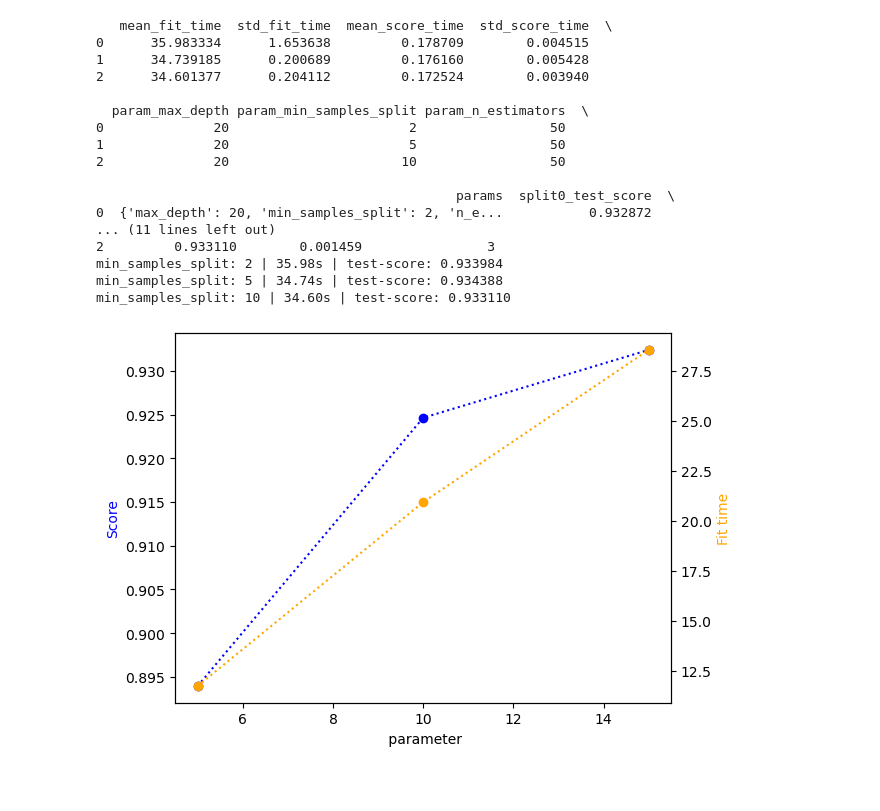
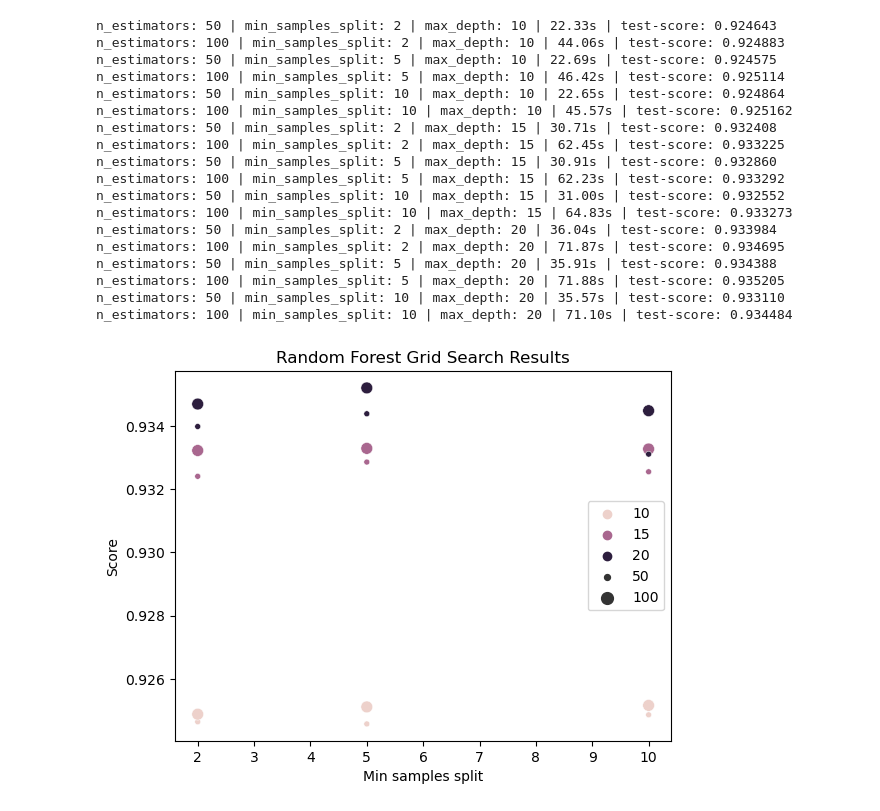
Before and after one commit to TheLoop705/assignment-1, a Jupyter notebook: assignment_1.ipynb, the cells around one changed output. Drawn from its saved outputs; the diff is of its cells as text; code cells hidden in the pictures; blank space fills up the shorter version.

```diff
--- a/assignment_1.ipynb
+++ b/assignment_1.ipynb
@@ -82,12 +77,12 @@ Fitting 5 folds for each of 3 candidates, totalling 15 fits
 # %%
 # Re-train the classifier using the best hyperparameters on the full training set
-nn_clf = nn_grid_search.best_estimator_
-
+# nn_clf = nn_grid_search.best_estimator_
+nn_clf = MLPClassifier(hidden_layer_sizes=(30,30), activation='relu', max_iter=500, random_state=42)
 nn_start_time = time.time()
 nn_clf.fit(X_train, y_train)
 nn_end_time = time.time()
 
 # Evaluate the classifier on the test set
-nn_test_accuracy = nn_grid_search.score(X_test, y_test)
+nn_test_accuracy = nn_clf.score(X_test, y_test)
 print('Time required to train Vanilla Neural Network classifier:', nn_end_time - nn_start_time)
 print('Vanilla Neural Network test accuracy:', nn_test_accuracy)
@@ -123,11 +121,10 @@ svm_clf = SVC(kernel="rbf",random_state=42)
 svm_param_grid = {
     'kernel': ['linear','poly', 'sigmoid'],
     'C': [10],
-    'gamma': ['auto'],
     'random_state': [42],
 }
 
-svm_grid_search = GridSearchCV(svm_clf, svm_param_grid, cv=5, scoring='accuracy', verbose=10)
+svm_grid_search = RandomizedSearchCV(svm_clf, svm_param_grid, cv=5, scoring='accuracy', verbose=10, n_iter=10)
 
 svm_start_time = time.time()
 svm_grid_search.fit(X_train, y_train)
@@ -220,46 +224,44 @@ RF test accuracy: 0.9340329835082459
 # %%
 # Get the results of the grid search
 rf_results = rf_grid_search.cv_results_
-print(pd.DataFrame(rf_results))
 
 rf_mean_scores = rf_results['mean_test_score']
 rf_mean_fit_times = rf_results['mean_fit_time']
 rf_param_min_samples_split  = rf_results['param_min_samples_split']
+rf_param_max_depth  = rf_results['param_max_depth']
+rf_param_n_estimators  = rf_results['param_n_estimators']
 
-for mean_score, mean_fit_time, param in zip(rf_mean_scores, rf_mean_fit_times, rf_param_min_samples_split):
-    print("min_samples_split: %r | %.2fs | test-score: %f" % (param, mean_fit_time, mean_score))
+for mean_score, mean_fit_time, n_est, min_sample, max_depth in zip(rf_mean_scores, rf_mean_fit_times, rf_param_n_estimators, rf_param_min_samples_split, rf_param_max_depth):
+    print("n_estimators: %r | min_samples_split: %r | max_depth: %r | %.2fs | test-score: %f" % (n_est, min_sample, max_depth, mean_fit_time, mean_score))
 # %% [output]
-   mean_fit_time  std_fit_time  mean_score_time  std_score_time  \
-0      35.983334      1.653638         0.178709        0.004515
-1      34.739185      0.200689         0.176160        0.005428
-2      34.601377      0.204112         0.172524        0.003940
-
-  param_max_depth param_min_samples_split param_n_estimators  \
-0              20                       2                 50
-1              20                       5                 50
-2              20                      10                 50
-
-                                              params  split0_test_score  \
-0  {'max_depth': 20, 'min_samples_split': 2, 'n_e...           0.932872
-... (11 lines left out)
-2         0.933110        0.001459                3
-min_samples_split: 2 | 35.98s | test-score: 0.933984
-min_samples_split: 5 | 34.74s | test-score: 0.934388
-min_samples_split: 10 | 34.60s | test-score: 0.933110
+n_estimators: 50 | min_samples_split: 2 | max_depth: 10 | 22.33s | test-score: 0.924643
+n_estimators: 100 | min_samples_split: 2 | max_depth: 10 | 44.06s | test-score: 0.924883
+n_estimators: 50 | min_samples_split: 5 | max_depth: 10 | 22.69s | test-score: 0.924575
+n_estimators: 100 | min_samples_split: 5 | max_depth: 10 | 46.42s | test-score: 0.925114
+n_estimators: 50 | min_samples_split: 10 | max_depth: 10 | 22.65s | test-score: 0.924864
+n_estimators: 100 | min_samples_split: 10 | max_depth: 10 | 45.57s | test-score: 0.925162
+n_estimators: 50 | min_samples_split: 2 | max_depth: 15 | 30.71s | test-score: 0.932408
+n_estimators: 100 | min_samples_split: 2 | max_depth: 15 | 62.45s | test-score: 0.933225
+n_estimators: 50 | min_samples_split: 5 | max_depth: 15 | 30.91s | test-score: 0.932860
+n_estimators: 100 | min_samples_split: 5 | max_depth: 15 | 62.23s | test-score: 0.933292
+n_estimators: 50 | min_samples_split: 10 | max_depth: 15 | 31.00s | test-score: 0.932552
+n_estimators: 100 | min_samples_split: 10 | max_depth: 15 | 64.83s | test-score: 0.933273
+n_estimators: 50 | min_samples_split: 2 | max_depth: 20 | 36.04s | test-score: 0.933984
+n_estimators: 100 | min_samples_split: 2 | max_depth: 20 | 71.87s | test-score: 0.934695
+n_estimators: 50 | min_samples_split: 5 | max_depth: 20 | 35.91s | test-score: 0.934388
+n_estimators: 100 | min_samples_split: 5 | max_depth: 20 | 71.88s | test-score: 0.935205
+n_estimators: 50 | min_samples_split: 10 | max_depth: 20 | 35.57s | test-score: 0.933110
+n_estimators: 100 | min_samples_split: 10 | max_depth: 20 | 71.10s | test-score: 0.934484
-# %%
-""" plot the results of the grid search against the hyperparameter values """
-fig, ax1 = plt.subplots()
-
-ax2 = ax1.twinx()
-ax1.plot(rf_param_max_depth, rf_mean_scores,'o:', color='blue', label="Mean Score")
-ax2.plot(rf_param_max_depth, rf_mean_fit_times,'o:', color='orange', label="Mean Fit Time")
-ax1.set_xlabel(' parameter')
-ax1.set_ylabel('Score', color='blue')
-ax2.set_ylabel('Fit time', color='orange')
-
-plt.show()
-# %% [output]
-[figure, removed]
+# %%
+import seaborn as sns
+""" plot the results of the grid search against the hyperparameter values """
+fig = sns.scatterplot(x=rf_param_min_samples_split, y=rf_mean_scores, hue=rf_param_max_depth, size=rf_param_n_estimators)
+fig.set_xlabel('Min samples split')
+fig.set_ylabel('Score')
+fig.set_title('Random Forest Grid Search Results')
+plt.show()
+# %% [output]
+[figure, added]
 # %%
 # Generate predictions for the test set
 nn_predictions = nn_clf.predict(X_test)
```
Also changed, not shown: parts of 19 cells of this notebook, 9 other files.
